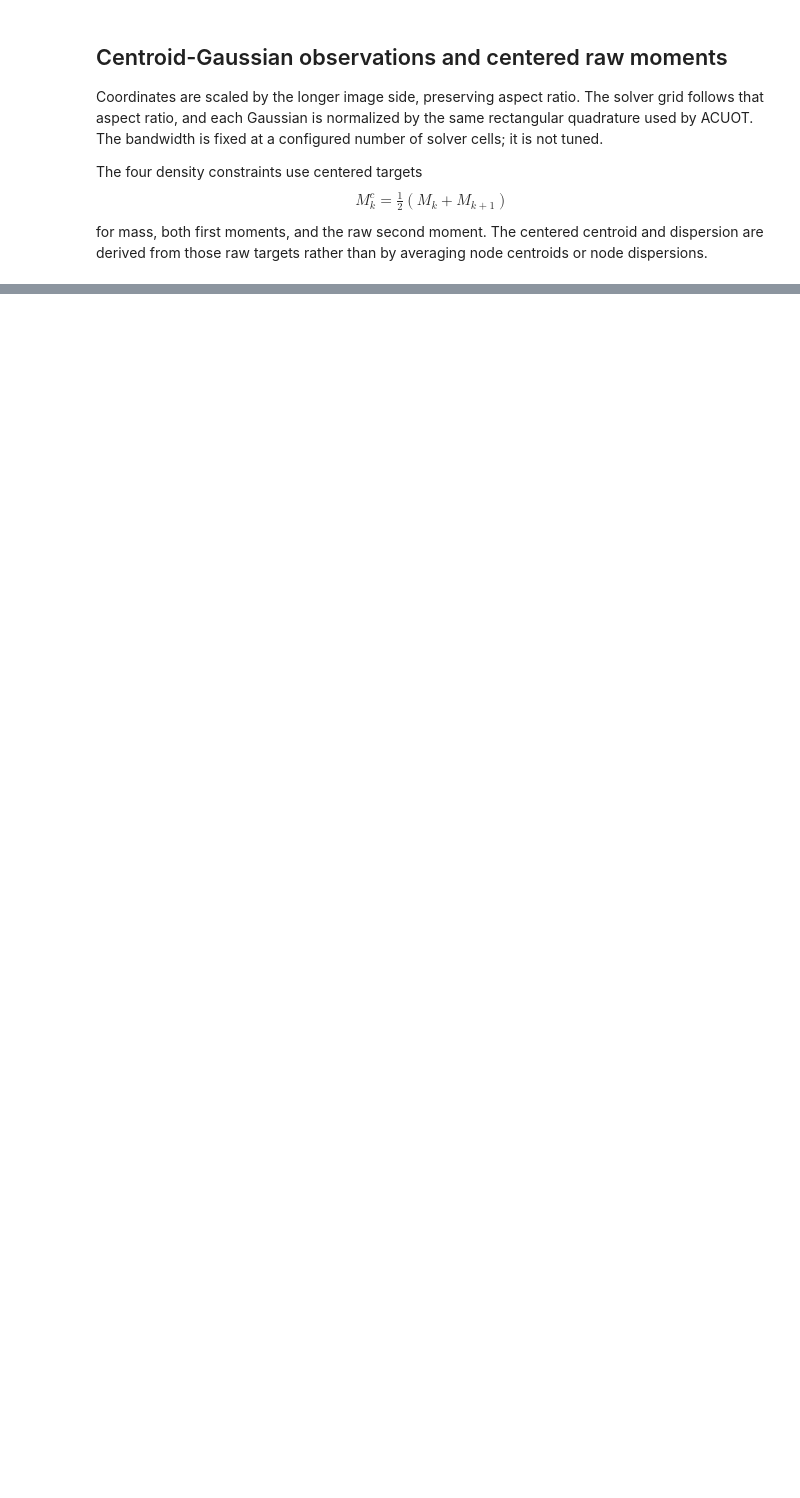
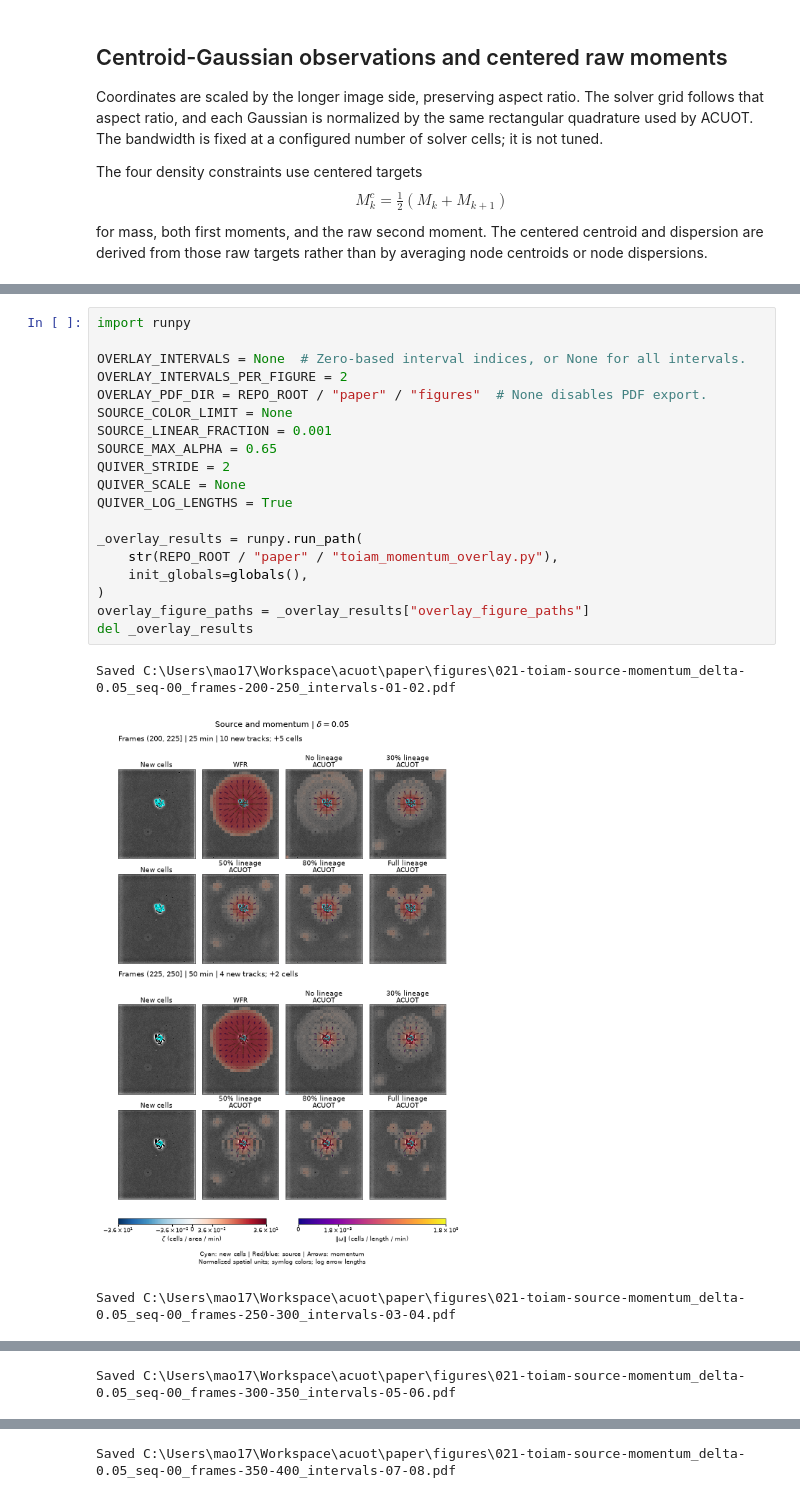
Before and after one commit to mao1756/acuot, a Jupyter notebook: paper/008-toiam-dispersion-constraint.ipynb, the cells around one changed output, grey strips where cells are left out. Saved outputs shown, nothing was run; the diff lists cells and outputs as text; blank space fills up the shorter version.

Commit message:
feature: 008 toiam experiments

```diff
--- a/paper/008-toiam-dispersion-constraint.ipynb
+++ b/paper/008-toiam-dispersion-constraint.ipynb
@@ -1054,0 +1586,23 @@ Full-lineage source-observable max error: 6.617e-06
+# %%
+import runpy
+
+OVERLAY_INTERVALS = None  # Zero-based interval indices, or None for all intervals.
+OVERLAY_INTERVALS_PER_FIGURE = 2
+OVERLAY_PDF_DIR = REPO_ROOT / "paper" / "figures"  # None disables PDF export.
+SOURCE_COLOR_LIMIT = None
+SOURCE_LINEAR_FRACTION = 0.001
+SOURCE_MAX_ALPHA = 0.65
+QUIVER_STRIDE = 2
+QUIVER_SCALE = None
+QUIVER_LOG_LENGTHS = True
+
+_overlay_results = runpy.run_path(
+    str(REPO_ROOT / "paper" / "toiam_momentum_overlay.py"),
+    init_globals=globals(),
+)
+overlay_figure_paths = _overlay_results["overlay_figure_paths"]
+del _overlay_results
+# %% [output]
+Saved C:\Users\mao17\Workspace\acuot\paper\figures\021-toiam-source-momentum_delta-0.05_seq-00_frames-200-250_intervals-01-02.pdf
+[figure, added]
+Saved C:\Users\mao17\Workspace\acuot\paper\figures\021-toiam-source-momentum_delta-0.05_seq-00_frames-250-300_intervals-03-04.pdf
@@ -1054,0 +1610 @@ Full-lineage source-observable max error: 6.617e-06
+Saved C:\Users\mao17\Workspace\acuot\paper\figures\021-toiam-source-momentum_delta-0.05_seq-00_frames-300-350_intervals-05-06.pdf
@@ -1054,0 +1612 @@ Full-lineage source-observable max error: 6.617e-06
+Saved C:\Users\mao17\Workspace\acuot\paper\figures\021-toiam-source-momentum_delta-0.05_seq-00_frames-350-400_intervals-07-08.pdf
```
Also changed, not shown: parts of 19 cells of this notebook, 13 other files.
